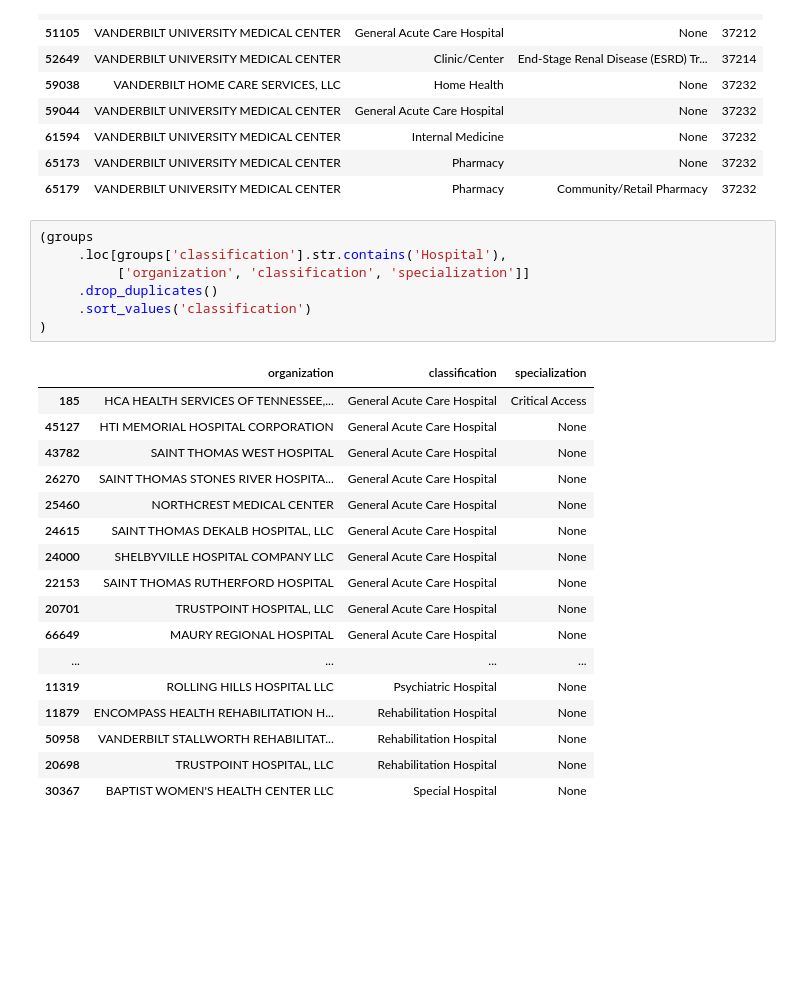
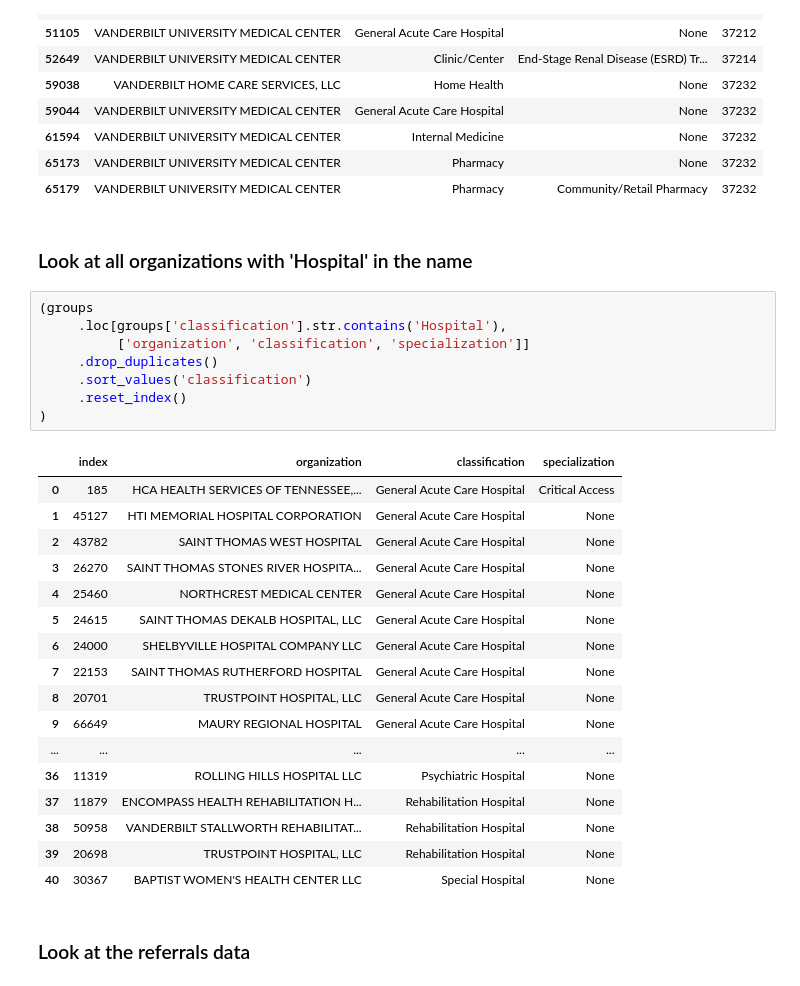
Before and after one commit to VahidehRasekhi/hop_team-hotdogs, a Jupyter notebook: scripts/hop_03_create_csv_files_for_neo4j.ipynb, the cells around one changed output. Drawn from its saved outputs; the diff is of its cells as text; blank space fills up the shorter version.

```diff
--- a/scripts/hop_03_create_csv_files_for_neo4j.ipynb
+++ b/scripts/hop_03_create_csv_files_for_neo4j.ipynb
@@ -294,30 +333,35 @@ groups['organization'].nunique()
 | 61594 | VANDERBILT UNIVERSITY MEDICAL CENTER | Internal Medicine | None | 37232 |
 | 65173 | VANDERBILT UNIVERSITY MEDICAL CENTER | Pharmacy | None | 37232 |
 | 65179 | VANDERBILT UNIVERSITY MEDICAL CENTER | Pharmacy | Community/Retail Pharmacy | 37232 |
+# %% [markdown]
+### Look at all organizations with 'Hospital' in the name
 # %%
 (groups
      .loc[groups['classification'].str.contains('Hospital'),
           ['organization', 'classification', 'specialization']]
      .drop_duplicates()
      .sort_values('classification')
+     .reset_index()
 )
 # %% [output]
-|  | organization | classification | specialization |
-| 185 | HCA HEALTH SERVICES OF TENNESSEE,... | General Acute Care Hospital | Critical Access |
-| 45127 | HTI MEMORIAL HOSPITAL CORPORATION | General Acute Care Hospital | None |
-| 43782 | SAINT THOMAS WEST HOSPITAL | General Acute Care Hospital | None |
-| 26270 | SAINT THOMAS STONES RIVER HOSPITA... | General Acute Care Hospital | None |
-| 25460 | NORTHCREST MEDICAL CENTER | General Acute Care Hospital | None |
-| 24615 | SAINT THOMAS DEKALB HOSPITAL, LLC | General Acute Care Hospital | None |
-| 24000 | SHELBYVILLE HOSPITAL COMPANY LLC | General Acute Care Hospital | None |
-| 22153 | SAINT THOMAS RUTHERFORD HOSPITAL | General Acute Care Hospital | None |
-| 20701 | TRUSTPOINT HOSPITAL, LLC | General Acute Care Hospital | None |
-| 66649 | MAURY REGIONAL HOSPITAL | General Acute Care Hospital | None |
-| ... | ... | ... | ... |
-| 11319 | ROLLING HILLS HOSPITAL LLC | Psychiatric Hospital | None |
-| 11879 | ENCOMPASS HEALTH REHABILITATION H... | Rehabilitation Hospital | None |
-| 50958 | VANDERBILT STALLWORTH REHABILITAT... | Rehabilitation Hospital | None |
-| 20698 | TRUSTPOINT HOSPITAL, LLC | Rehabilitation Hospital | None |
-| 30367 | BAPTIST WOMEN'S HEALTH CENTER LLC | Special Hospital | None |
+|  | index | organization | classification | specialization |
+| 0 | 185 | HCA HEALTH SERVICES OF TENNESSEE,... | General Acute Care Hospital | Critical Access |
+| 1 | 45127 | HTI MEMORIAL HOSPITAL CORPORATION | General Acute Care Hospital | None |
+| 2 | 43782 | SAINT THOMAS WEST HOSPITAL | General Acute Care Hospital | None |
+| 3 | 26270 | SAINT THOMAS STONES RIVER HOSPITA... | General Acute Care Hospital | None |
+| 4 | 25460 | NORTHCREST MEDICAL CENTER | General Acute Care Hospital | None |
+| 5 | 24615 | SAINT THOMAS DEKALB HOSPITAL, LLC | General Acute Care Hospital | None |
+| 6 | 24000 | SHELBYVILLE HOSPITAL COMPANY LLC | General Acute Care Hospital | None |
+| 7 | 22153 | SAINT THOMAS RUTHERFORD HOSPITAL | General Acute Care Hospital | None |
+| 8 | 20701 | TRUSTPOINT HOSPITAL, LLC | General Acute Care Hospital | None |
+| 9 | 66649 | MAURY REGIONAL HOSPITAL | General Acute Care Hospital | None |
+| ... | ... | ... | ... | ... |
+| 36 | 11319 | ROLLING HILLS HOSPITAL LLC | Psychiatric Hospital | None |
+| 37 | 11879 | ENCOMPASS HEALTH REHABILITATION H... | Rehabilitation Hospital | None |
+| 38 | 50958 | VANDERBILT STALLWORTH REHABILITAT... | Rehabilitation Hospital | None |
+| 39 | 20698 | TRUSTPOINT HOSPITAL, LLC | Rehabilitation Hospital | None |
+| 40 | 30367 | BAPTIST WOMEN'S HEALTH CENTER LLC | Special Hospital | None |
+# %% [markdown]
+### Look at the referrals data
 # %%
 referrals
```
Also changed, not shown: parts of 11 cells of this notebook.
